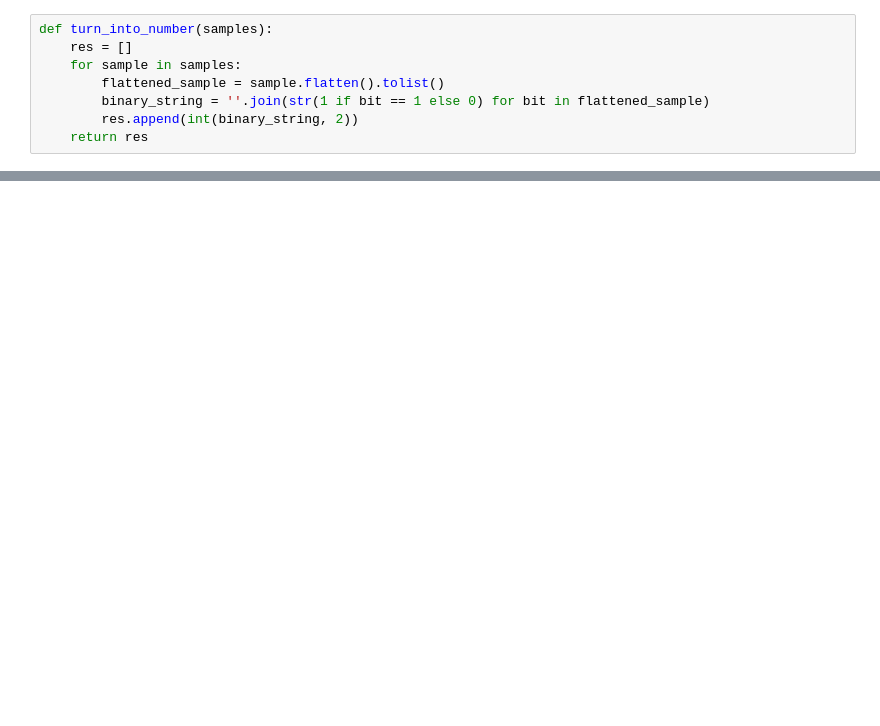
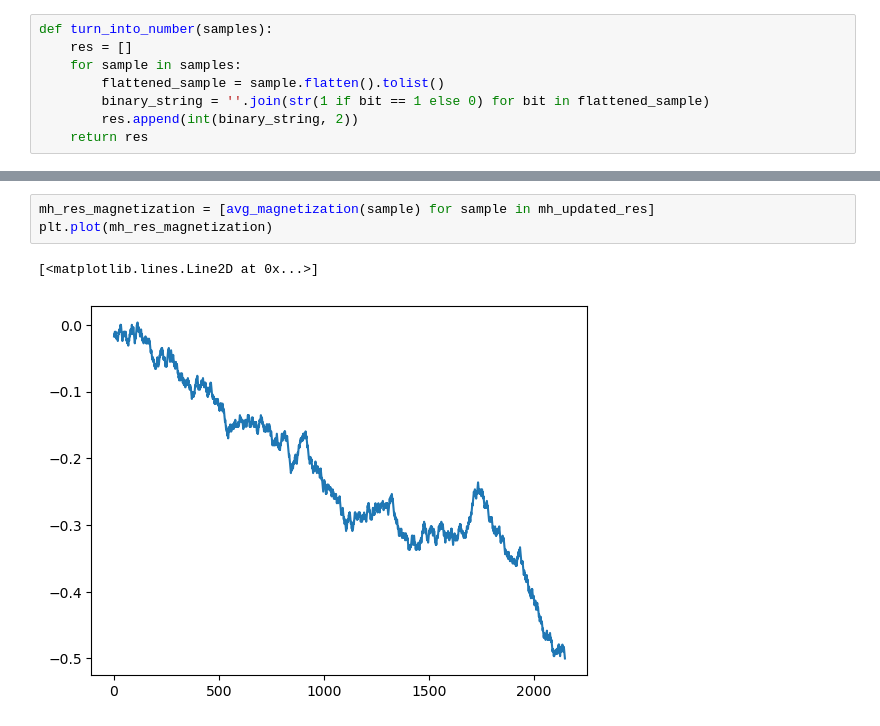
Before and after one commit to fysmoe1121/Phase-Transitions-Ising-Model, a Jupyter notebook: ising_model.ipynb, the cells around one changed output, grey strips where cells are left out. Drawn from its saved outputs; the diff is of its cells as text; blank space fills up the shorter version.

```diff
--- a/ising_model.ipynb
+++ b/ising_model.ipynb
@@ -242,0 +225,6 @@ TypeError: ufunc 'isfinite' not supported for the input types, and the inputs co
+# %%
+mh_res_magnetization = [avg_magnetization(sample) for sample in mh_updated_res]
+plt.plot(mh_res_magnetization)
+# %% [output]
+[<matplotlib.lines.Line2D at 0x...>]
+[figure, added]
```
Also changed, not shown: parts of 16 cells of this notebook.
